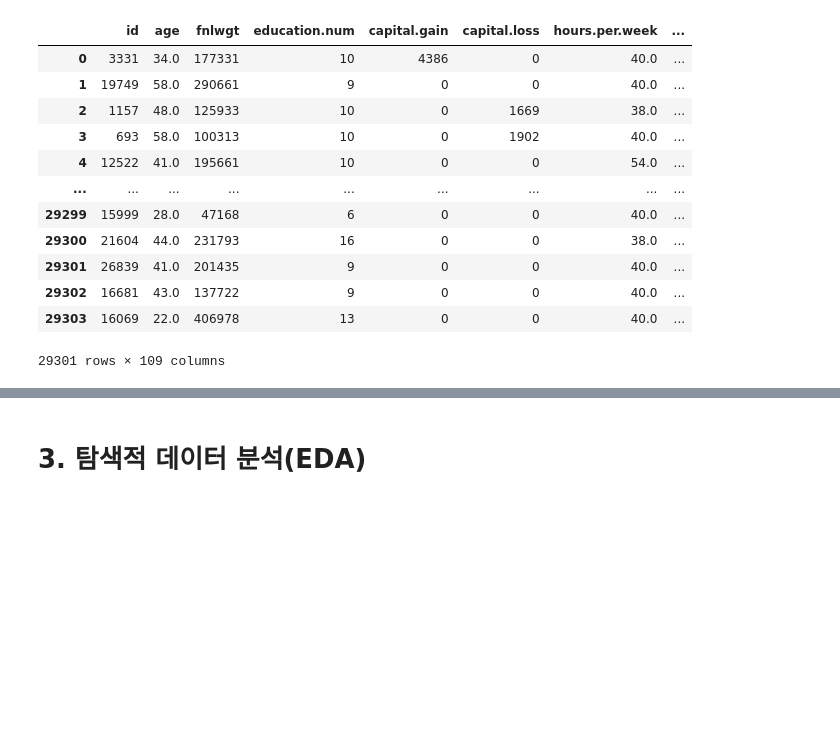
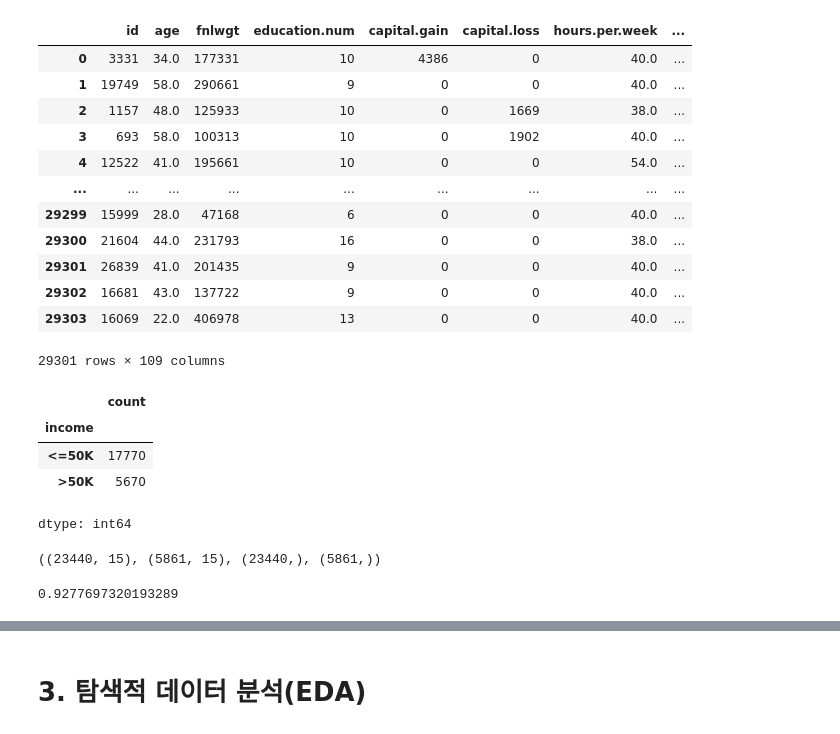
Before and after one commit to zzl-hyun/bigdata_analyst_cert_v2, a Jupyter notebook: part2/ch2/ch2_classification.ipynb, the cells around one changed output, grey strips where cells are left out. Cells and saved outputs as stored; diff of their text form; code cells hidden in the pictures; blank space fills up the shorter version.

```diff
--- a/part2/ch2/ch2_classification.ipynb
+++ b/part2/ch2/ch2_classification.ipynb
@@ -173,3 +177,11 @@ train.head()
 # %%
 # 4. 스케일링
 # 민맥스, 스탠더드, 로버스트
+# 스케일링은 분류문제에선 굳이? 회귀에선 쓰는게 좋다!
+y_train.value_counts()
+# %% [output]
+|  | count |
+| income |  |
+| <=50K | 17770 |
+| >50K | 5670 |
+dtype: int64
@@ -175,0 +203,15 @@ train.head()
+# %%
+X_train.shape, X_val.shape, y_train.shape, y_val.shape
+# %% [output]
+((23440, 15), (5861, 15), (23440,), (5861,))
+# %%
+pred[:10]
+
+## 평가지표
+## Accuracy, Precision, Recall, F1-score <- predict 필요
+## ROC-AUC <- 확률값(predict_proba)필요
+from sklearn.metrics import roc_auc_score
+roc = roc_auc_score(y_val, pred[:,1])
+print(roc)
+# %% [output]
+0.9277697320193289
```
Also changed, not shown: parts of 9 cells of this notebook.
